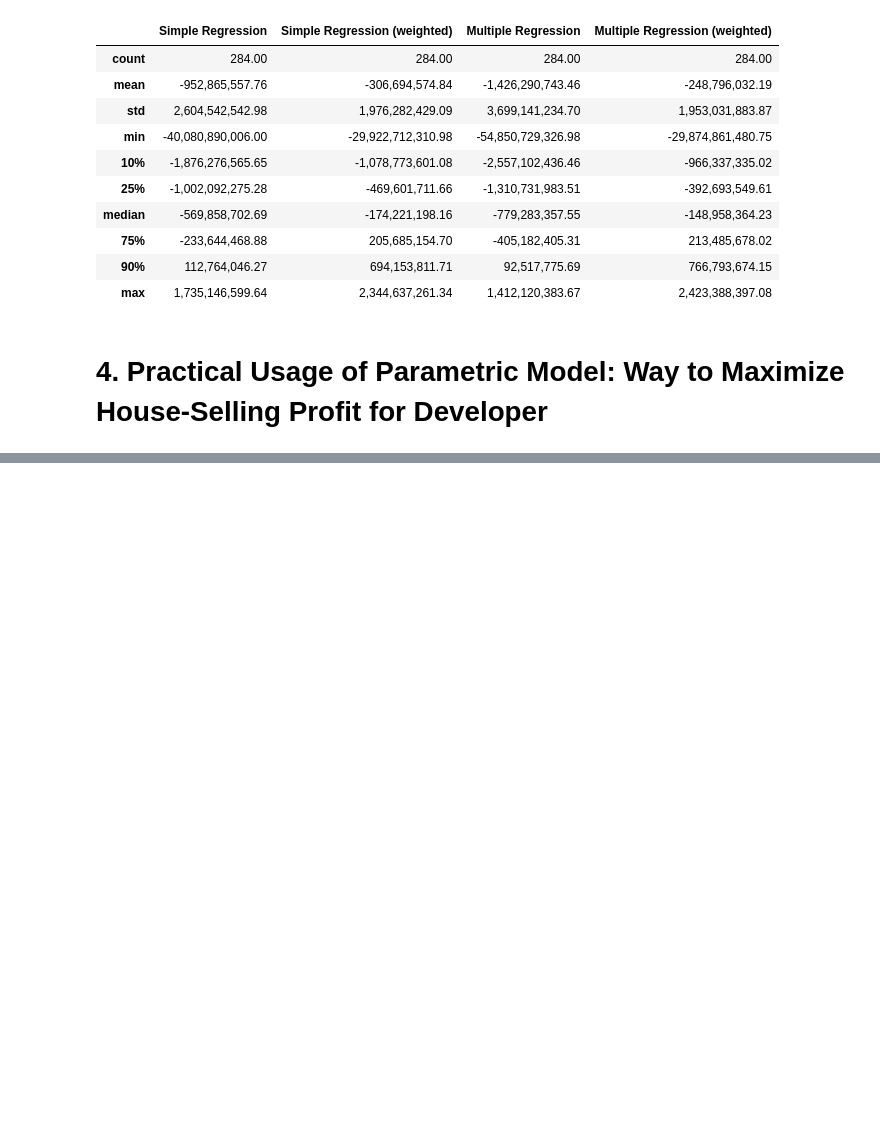
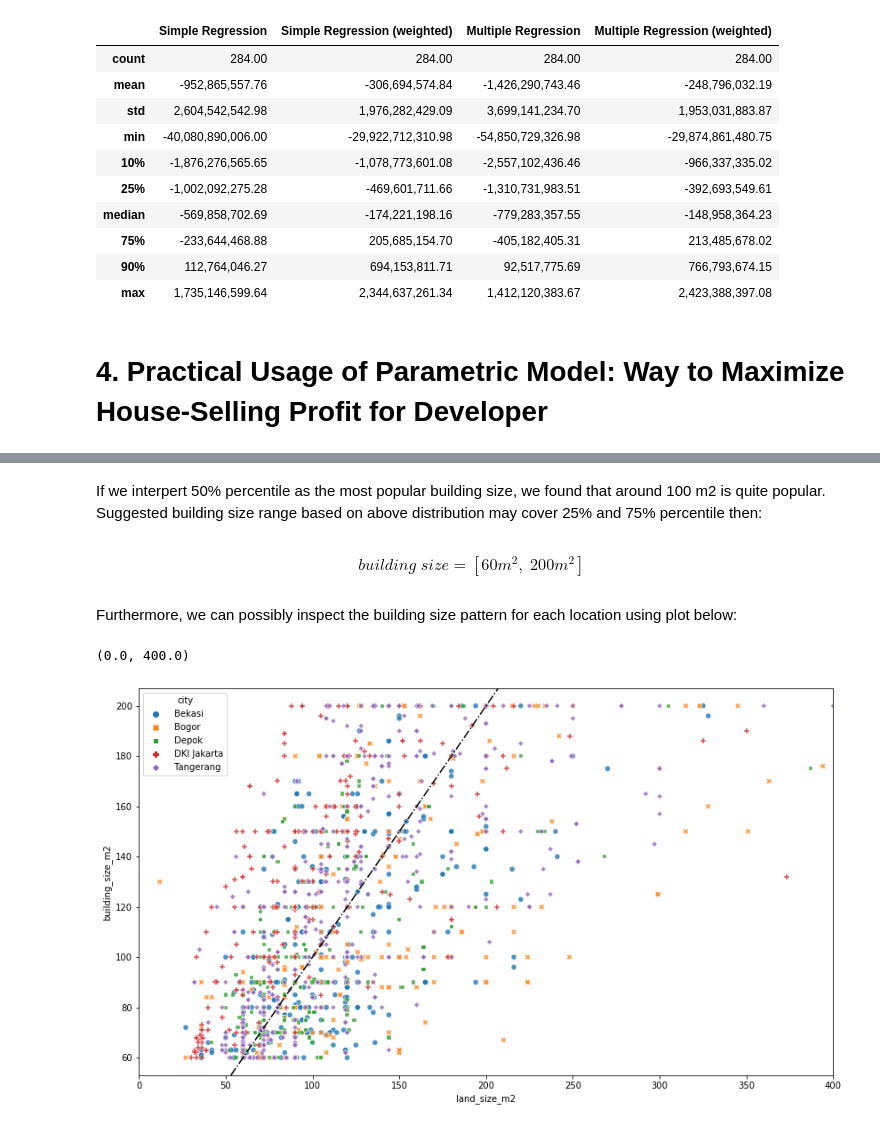
Before and after one commit to nbarizki/jabodetabekhousepricing, a Jupyter notebook: 3 - Linear Modeling of House Price.ipynb, the cells around one changed output, grey strips where cells are left out. Drawn from its saved outputs; the diff is of its cells as text; code cells hidden in the pictures; blank space fills up the shorter version.

```diff
--- a/3 - Linear Modeling of House Price.ipynb
+++ b/3 - Linear Modeling of House Price.ipynb
@@ -1409,0 +1491,23 @@ resid_df.describe(percentiles=[0.1, 0.25, 0.5, 0.75, 0.9]).T.rename(columns={'50
+# %% [markdown]
+If we interpert 50% percentile as the most popular building size, we found that around 100 m2 is quite popular. Suggested building size range based on above distribution may cover 25% and 75% percentile then:
+# %% [markdown]
+$$building\;size = [60m^2,\;200m^2]$$
+# %% [markdown]
+Furthermore, we can possibly inspect the building size pattern for each location using plot below:
+# %%
+fig, ax = plt.subplots(figsize=(14, 8))
+building_size_filter = \
+    np.logical_and(
+        (house_df.building_size_m2 >= 60),
+        (house_df.building_size_m2 <= 200)
+        )
+sns.scatterplot(
+    data=house_df[building_size_filter],
+    x='land_size_m2', y='building_size_m2', hue='city', style='city',
+    ax=ax, alpha=0.8
+)
+ax.axline(xy1=(60, 60), xy2=(200, 200), color='black', ls='-.')
+ax.set_xlim(0, 400)
+# %% [output]
+(0.0, 400.0)
+[figure, added]
```
Also changed, not shown: parts of 32 cells of this notebook, 2 other files.
